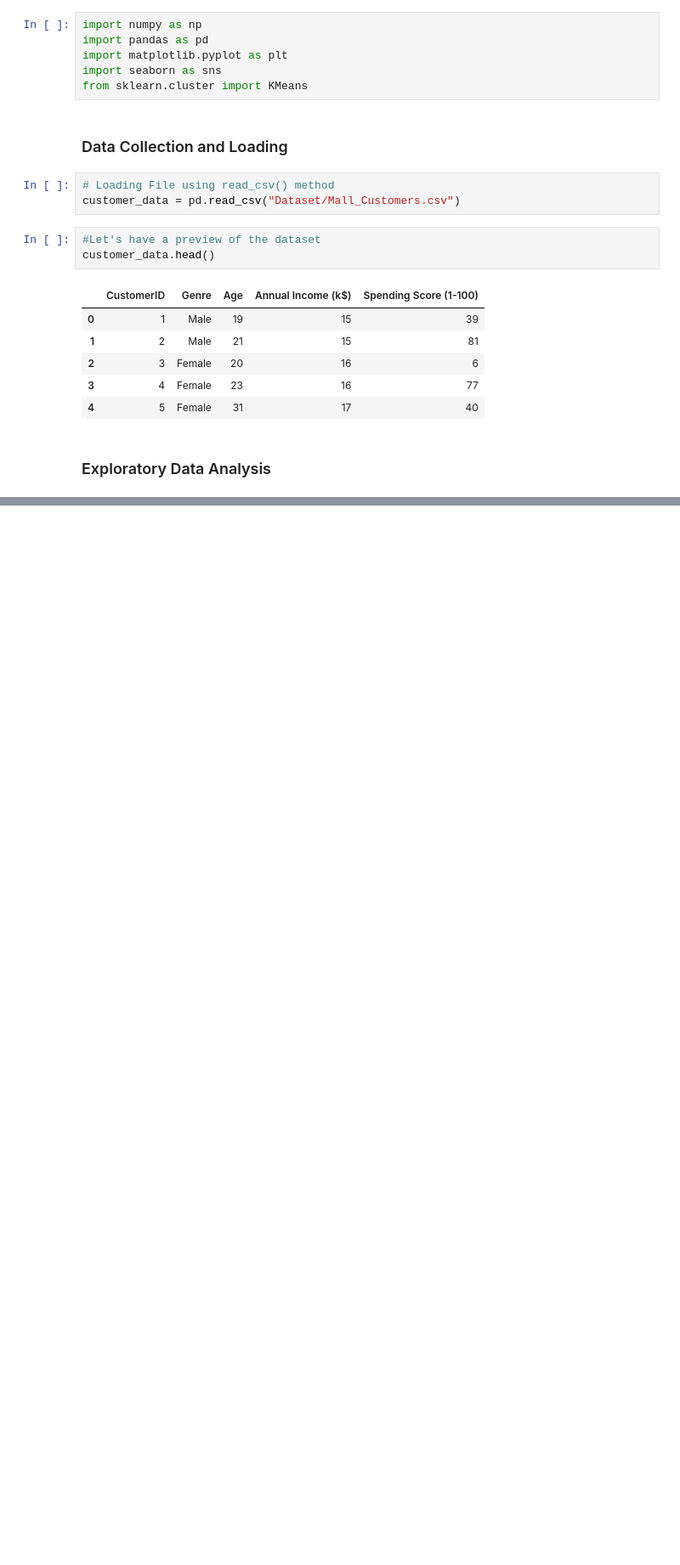
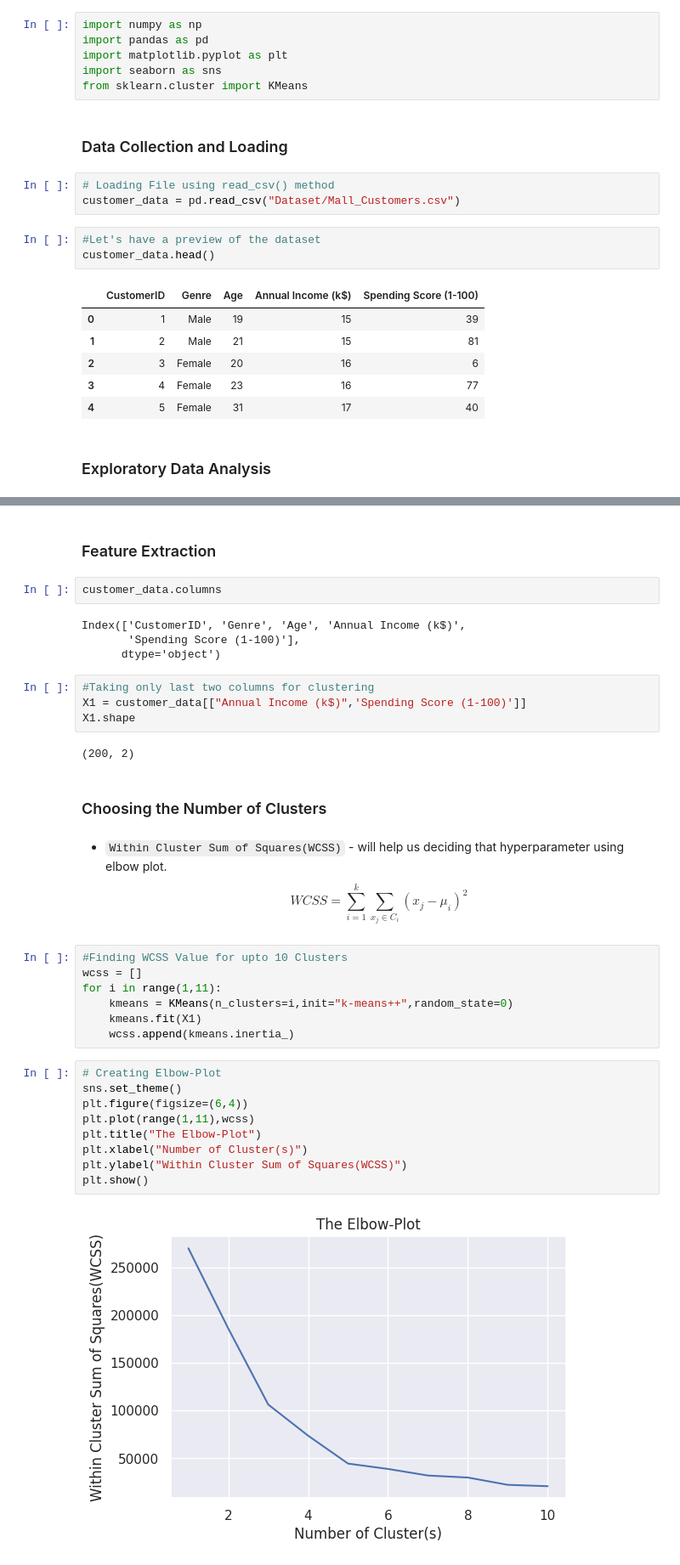
Before and after one commit to pb319/Segment-Stream, a Jupyter notebook: CustSegment.ipynb, the cells around one changed output, grey strips where cells are left out. Shown at 85% size. Saved outputs shown, nothing was run; the diff lists cells and outputs as text; blank space fills up the shorter version.

Commit message:
Customer Segmentation Done

```diff
--- a/CustSegment.ipynb
+++ b/CustSegment.ipynb
@@ -25,0 +74,39 @@ customer_data.head()
+# %% [markdown]
+### Feature Extraction
+# %%
+customer_data.columns
+# %% [output]
+Index(['CustomerID', 'Genre', 'Age', 'Annual Income (k$)',
+       'Spending Score (1-100)'],
+      dtype='object')
+# %%
+#Taking only last two columns for clustering
+X1 = customer_data[["Annual Income (k$)",'Spending Score (1-100)']]
+X1.shape
+# %% [output]
+(200, 2)
+# %% [markdown]
+### Choosing the Number of Clusters
+# %% [markdown]
+- `Within Cluster Sum of Squares(WCSS)` - will help us deciding that hyperparameter using elbow plot.
+$$
+WCSS = \sum_{i=1}^{k} \sum_{x_j \in C_i} (x_j - \mu_i)^2
+$$
+# %%
+#Finding WCSS Value for upto 10 Clusters
+wcss = []
+for i in range(1,11):
+    kmeans = KMeans(n_clusters=i,init="k-means++",random_state=0)
+    kmeans.fit(X1)
+    wcss.append(kmeans.inertia_)
+# %%
+# Creating Elbow-Plot
+sns.set_theme()
+plt.figure(figsize=(6,4))
+plt.plot(range(1,11),wcss)
+plt.title("The Elbow-Plot")
+plt.xlabel("Number of Cluster(s)")
+plt.ylabel("Within Cluster Sum of Squares(WCSS)")
+plt.show()
+# %% [output]
+[figure, added]
```
Also changed, not shown: parts of 15 cells of this notebook.
